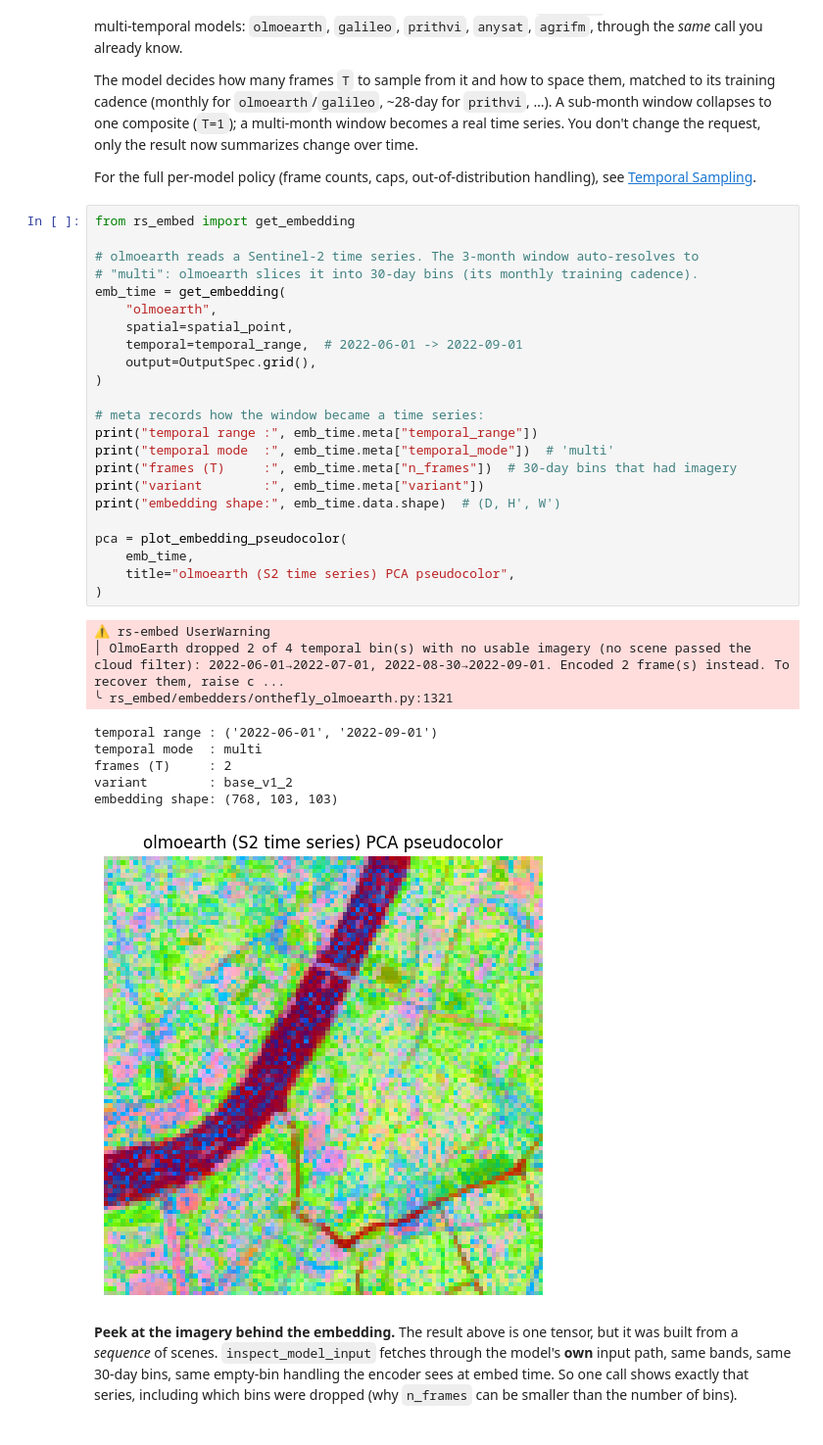
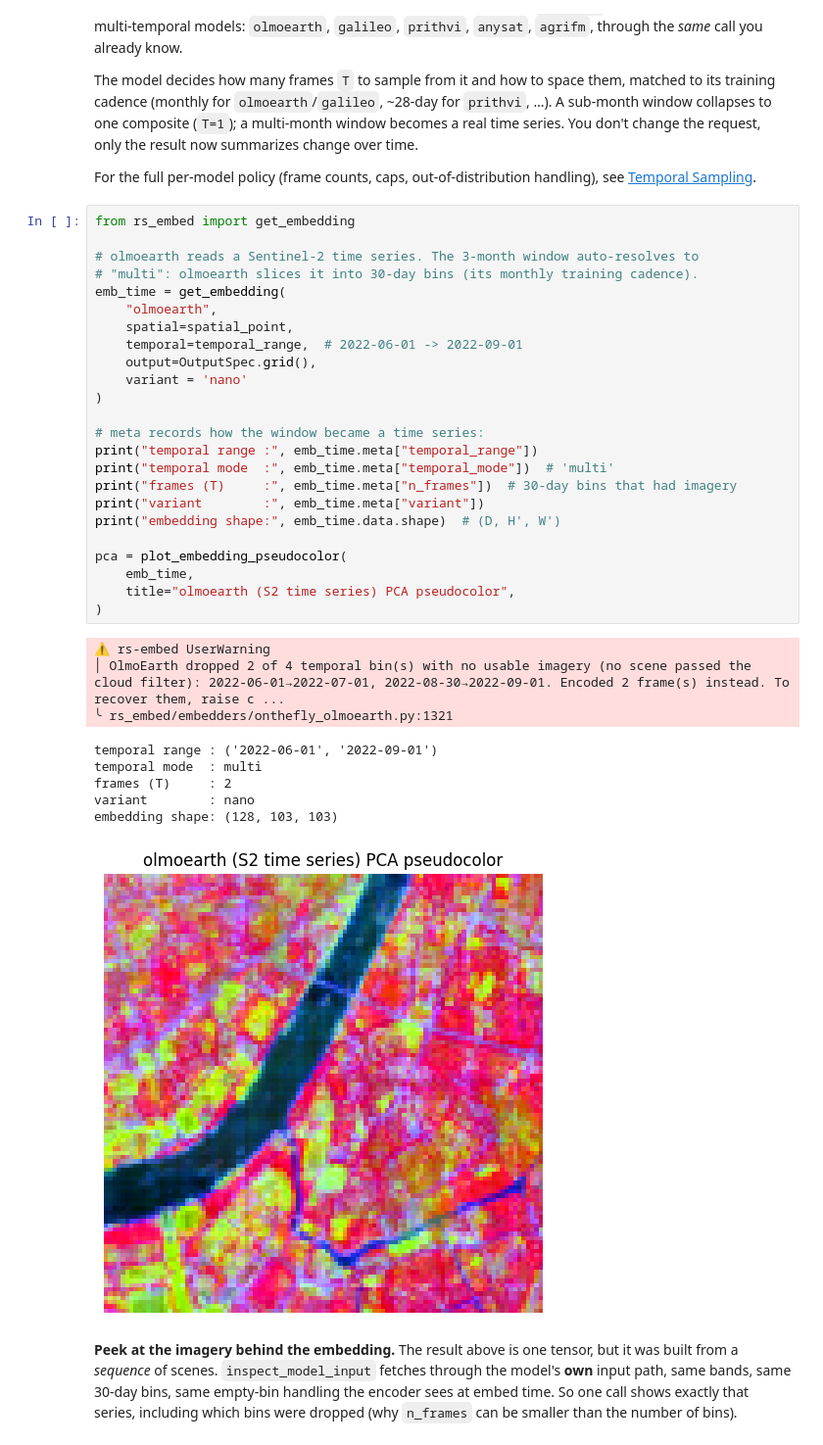
Before and after one commit to cybergis/rs-embed, a Jupyter notebook: examples/playground.ipynb, the cells around one changed output. Shown at 98% size. Saved outputs shown, nothing was run; the diff lists cells and outputs as text.

```diff
--- a/examples/playground.ipynb
+++ b/examples/playground.ipynb
@@ -210,36 +210,37 @@ For the full per-model policy (frame counts, caps, out-of-distribution handling)
 # %%
 from rs_embed import get_embedding
 
 # olmoearth reads a Sentinel-2 time series. The 3-month window auto-resolves to
 # "multi": olmoearth slices it into 30-day bins (its monthly training cadence).
 emb_time = get_embedding(
     "olmoearth",
     spatial=spatial_point,
     temporal=temporal_range,  # 2022-06-01 -> 2022-09-01
     output=OutputSpec.grid(),
+    variant = 'nano'
 )
 
 # meta records how the window became a time series:
 print("temporal range :", emb_time.meta["temporal_range"])
 print("temporal mode  :", emb_time.meta["temporal_mode"])  # 'multi'
 print("frames (T)     :", emb_time.meta["n_frames"])  # 30-day bins that had imagery
 print("variant        :", emb_time.meta["variant"])
 print("embedding shape:", emb_time.data.shape)  # (D, H', W')
 
 pca = plot_embedding_pseudocolor(
     emb_time,
     title="olmoearth (S2 time series) PCA pseudocolor",
 )
 # %% [output]
 ⚠ rs-embed UserWarning
 │ OlmoEarth dropped 2 of 4 temporal bin(s) with no usable imagery (no scene passed the cloud filter): 2022-06-01→2022-07-01, 2022-08-30→2022-09-01. Encoded 2 frame(s) instead. To recover them, raise c ...
 ╰ rs_embed/embedders/onthefly_olmoearth.py:1321
 temporal range : ('2022-06-01', '2022-09-01')
 temporal mode  : multi
 frames (T)     : 2
-variant        : base_v1_2
-embedding shape: (768, 103, 103)
+variant        : nano
+embedding shape: (128, 103, 103)
-[figure, old version]
+[figure, new version]
 # %% [markdown]
 **Peek at the imagery behind the embedding.** The result above is one tensor, but it was built from a *sequence* of scenes. `inspect_model_input` fetches through the model's **own** input path, same bands, same 30-day bins, same empty-bin handling the encoder sees at embed time. So one call shows exactly that series, including which bins were dropped (why `n_frames` can be smaller than the number of bins).
 # %%
```
Also changed, not shown: parts of 3 cells of this notebook.
